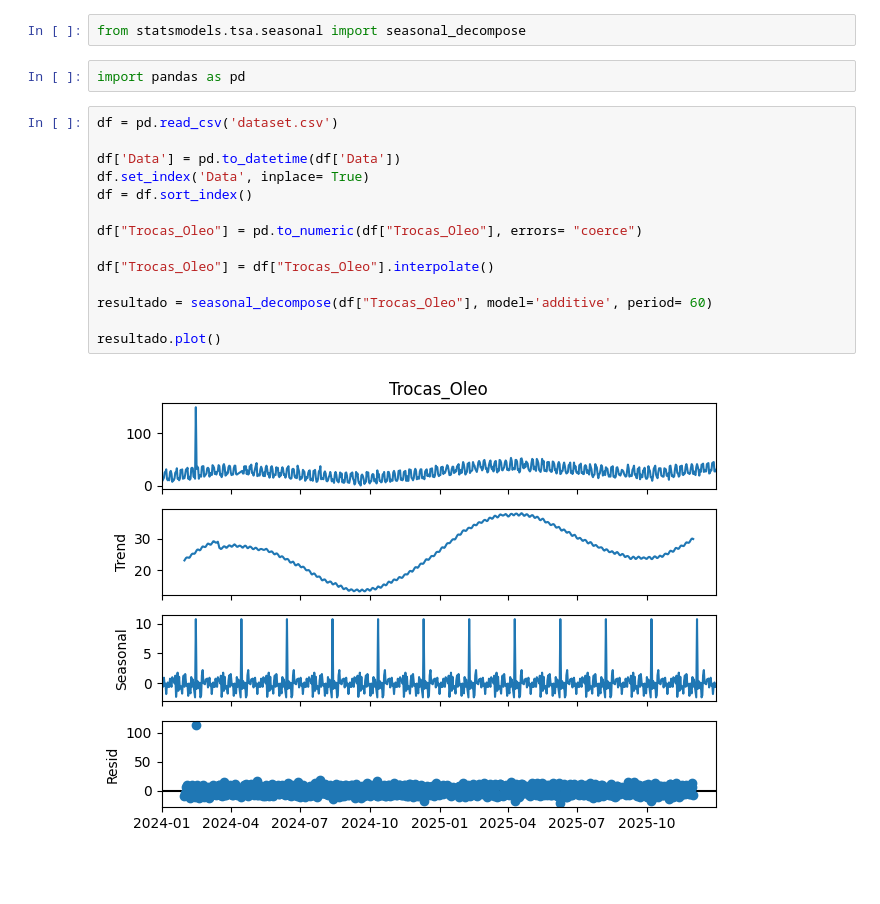
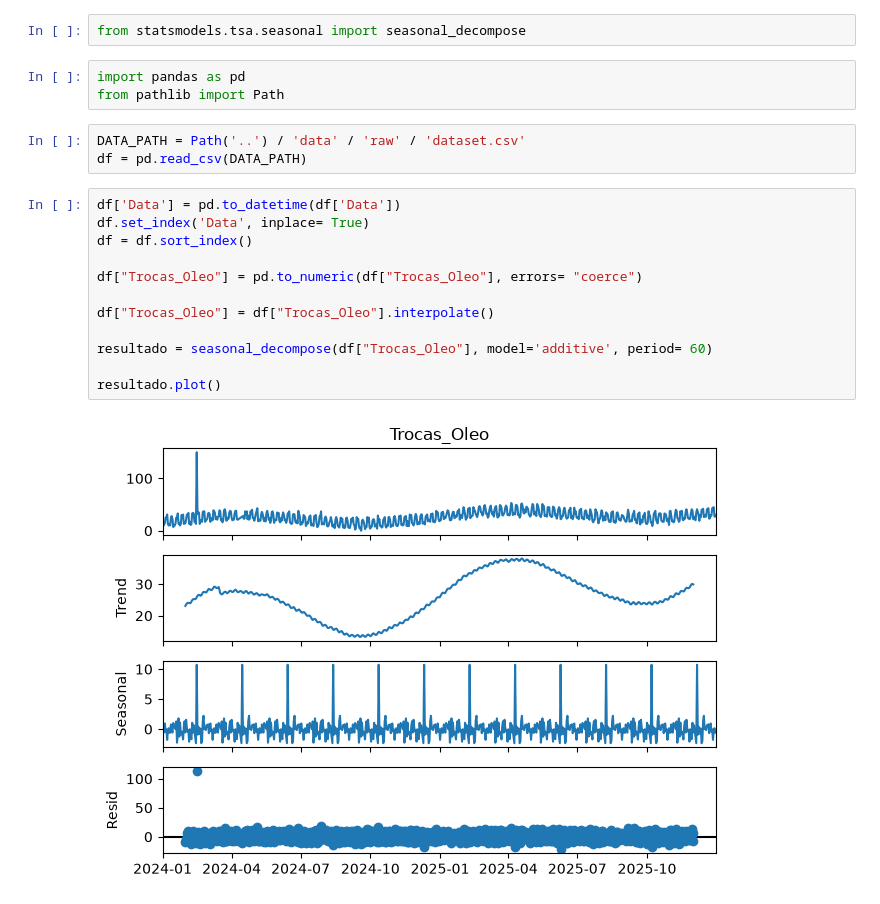
Before and after one commit to denilsonsantos-dev/mecaniQA-sao-paulo, a Jupyter notebook: notebooks/02_analise_do_dataset.ipynb, the cells around one changed output. Cells and saved outputs as stored; diff of their text form; blank space fills up the shorter version.

Commit message:
Correção na importação do CSV

```diff
--- a/notebooks/02_analise_do_dataset.ipynb
+++ b/notebooks/02_analise_do_dataset.ipynb
@@ -2,19 +2,21 @@
 from statsmodels.tsa.seasonal import seasonal_decompose
 # %%
 import pandas as pd
+from pathlib import Path
+# %%
+DATA_PATH = Path('..') / 'data' / 'raw' / 'dataset.csv'
+df = pd.read_csv(DATA_PATH)
 # %%
-df = pd.read_csv('dataset.csv')
-
 df['Data'] = pd.to_datetime(df['Data'])
 df.set_index('Data', inplace= True)
 df = df.sort_index()
 
 df["Trocas_Oleo"] = pd.to_numeric(df["Trocas_Oleo"], errors= "coerce")
 
 df["Trocas_Oleo"] = df["Trocas_Oleo"].interpolate()
 
 resultado = seasonal_decompose(df["Trocas_Oleo"], model='additive', period= 60)
 
 resultado.plot()
 # %% [output]
-[figure, old version]
+[figure, new version]
```
Also changed, not shown: parts of 1 cell of this notebook.
